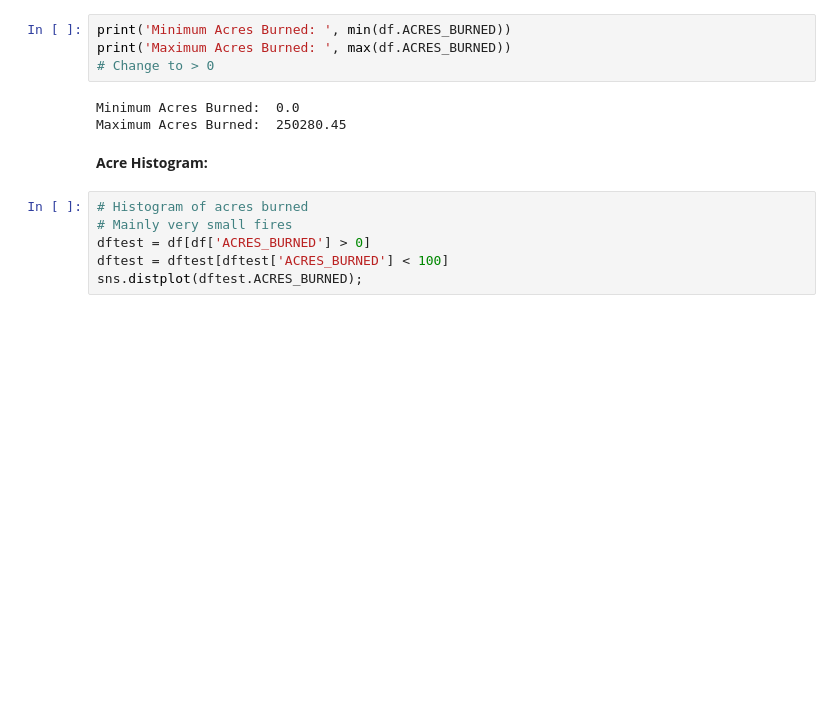
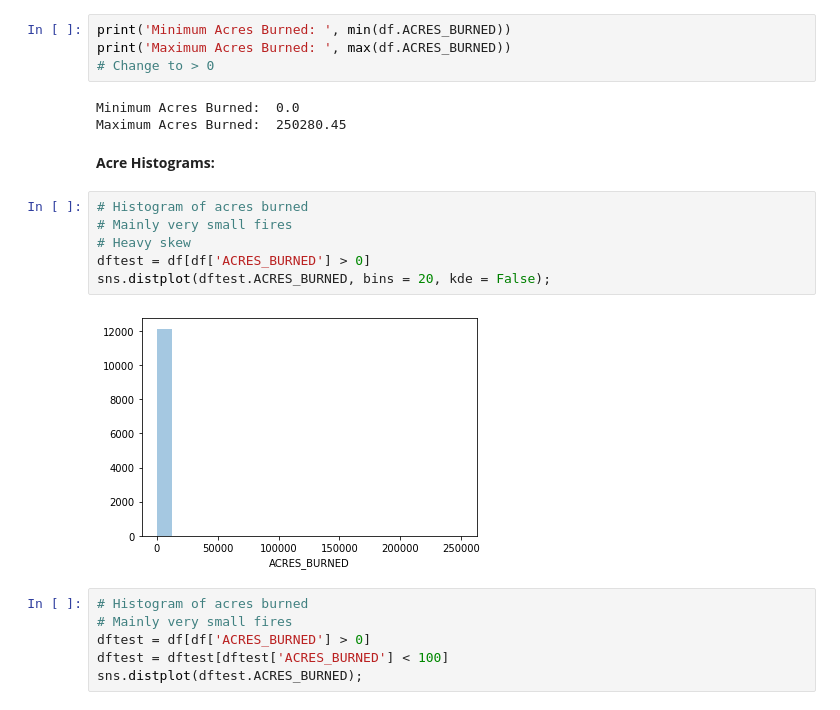
Before and after one commit to thomaskbrown18/wildfire_predictions, a Jupyter notebook: cnn_notebook.ipynb, the cells around one changed output. Cells and saved outputs as stored; diff of their text form; blank space fills up the shorter version.

```diff
--- a/cnn_notebook.ipynb
+++ b/cnn_notebook.ipynb
@@ -200,7 +203,15 @@ print('Maximum Acres Burned: ', max(df.ACRES_BURNED))
 Minimum Acres Burned:  0.0
 Maximum Acres Burned:  250280.45
 # %% [markdown]
-__Acre Histogram:__
+__Acre Histograms:__
+# %%
+# Histogram of acres burned
+# Mainly very small fires
+# Heavy skew
+dftest = df[df['ACRES_BURNED'] > 0]
+sns.distplot(dftest.ACRES_BURNED, bins = 20, kde = False);
+# %% [output]
+[figure, added]
 # %%
 # Histogram of acres burned
 # Mainly very small fires
```
Also changed, not shown: parts of 10 cells of this notebook.
